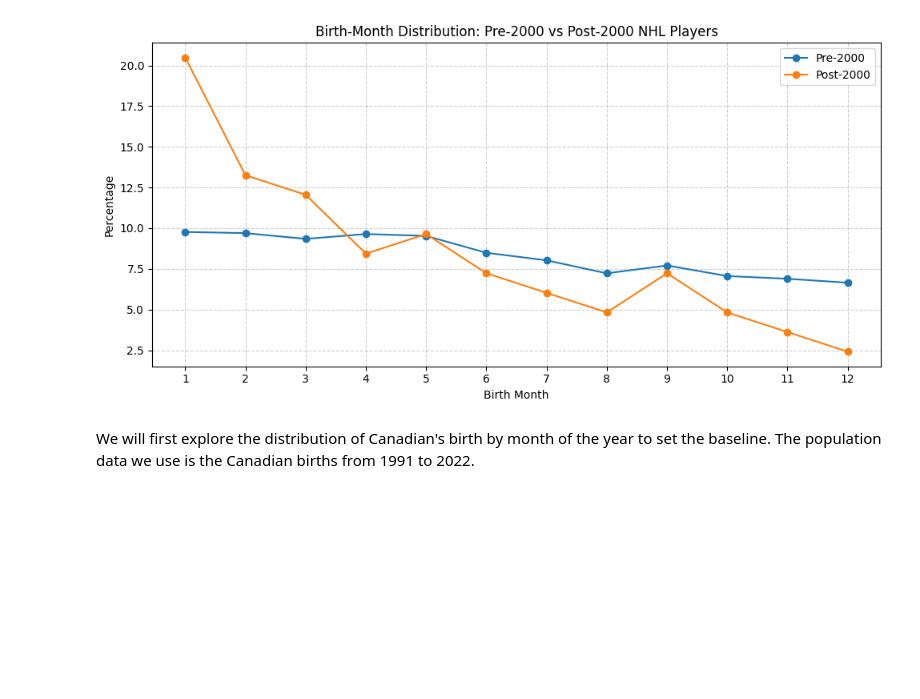
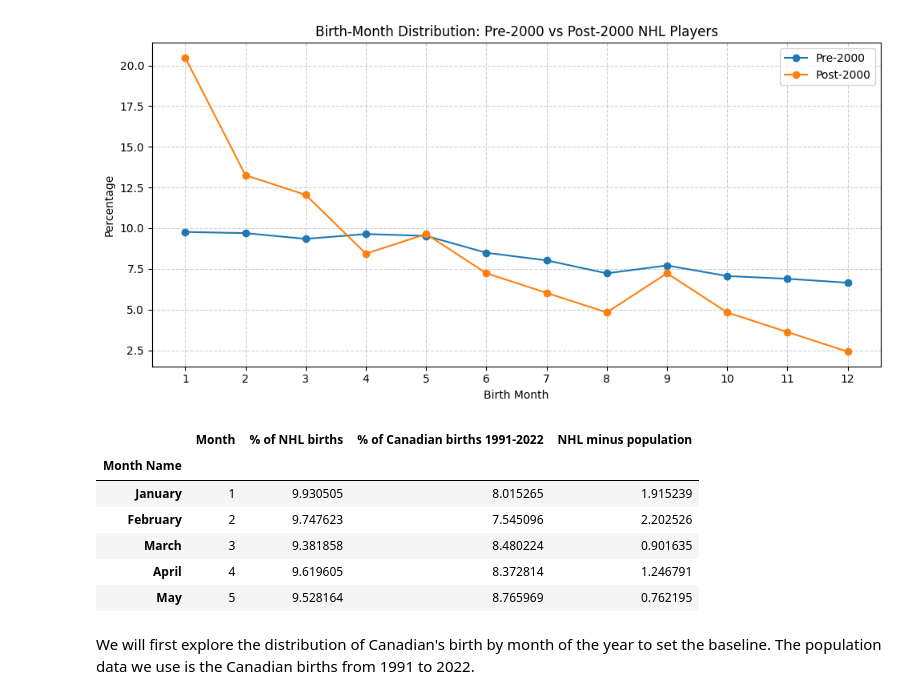
Before and after one commit to olavrenin-data-scientist/Project2_Wong_Edusah_Lavrenin, a Jupyter notebook: project2.ipynb, the cells around one changed output. Saved outputs shown, nothing was run; the diff lists cells and outputs as text; code cells hidden in the pictures; blank space fills up the shorter version.

```diff
--- a/project2.ipynb
+++ b/project2.ipynb
@@ -219,3 +228,33 @@ plt.show()
+# %%
+# Create DataFrame comparing NHL and Canadian birth distributions
+merged_df = pd.DataFrame({
+    "Month": range(1, 13),
+    "% of NHL births": nhl_birth_month_pct.values,
+    "% of Canadian births 1991-2022": canadian_births_pct.values
+})
+
+# Calculate the difference between NHL players and general Canadian population
+merged_df["NHL minus population"] = (
+    merged_df["% of NHL births"] - merged_df["% of Canadian births 1991-2022"]
+)
+
+# Map numeric month to month names for plotting
+ordered_months = [
+    "January", "February", "March", "April", "May", "June",
+    "July", "August", "September", "October", "November", "December"
+]
+merged_df["Month Name"] = merged_df["Month"].apply(lambda x: ordered_months[x - 1])
+merged_df.set_index("Month Name", inplace=True)
+
+merged_df.head()
+# %% [output]
+|  | Month | % of NHL births | % of Canadian births 1991-2022 | NHL minus population |
+| Month Name |  |  |  |  |
+| January | 1 | 9.930505 | 8.015265 | 1.915239 |
+| February | 2 | 9.747623 | 7.545096 | 2.202526 |
+| March | 3 | 9.381858 | 8.480224 | 0.901635 |
+| April | 4 | 9.619605 | 8.372814 | 1.246791 |
+| May | 5 | 9.528164 | 8.765969 | 0.762195 |
 # %% [markdown]
 We will first explore the distribution of Canadian's birth by month of the year to set the baseline. The population data we use is the Canadian births from 1991 to 2022.
 # %%
```
Also changed, not shown: parts of 5 cells of this notebook, 1 other file.
